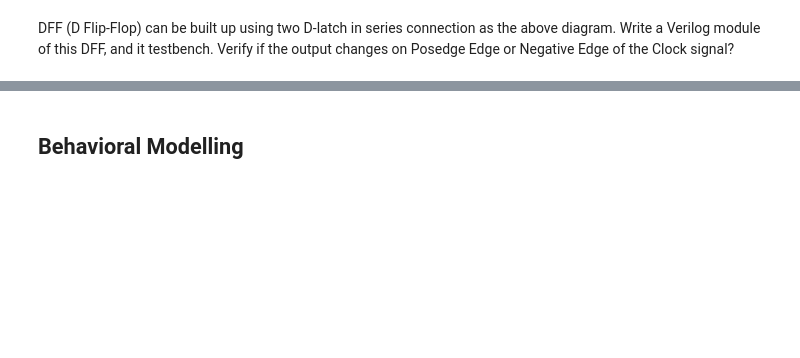
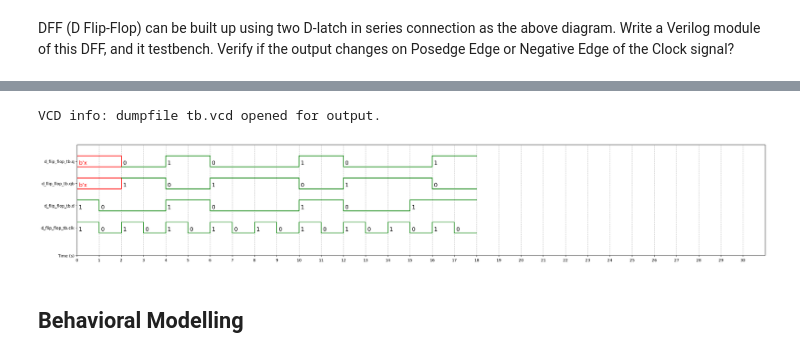
Before and after one commit to Varshan98/Suriya_DSL_HW, a Jupyter notebook: week3VerilogGit.ipynb, the cells around one changed output, grey strips where cells are left out. Saved outputs shown, nothing was run; the diff lists cells and outputs as text; code cells hidden in the pictures; blank space fills up the shorter version.

```diff
--- a/week3VerilogGit.ipynb
+++ b/week3VerilogGit.ipynb
@@ -681,3 +690,66 @@ DFF (D Flip-Flop) can be built up using two D-latch in series connection as the
+# %%
+%%verilog
+
+module d_flip_flop_tb;
+  wire q,qb;
+  reg d,clk;
+
+  d_flip_flop i1(q,qb,d,clk);
+
+
+  initial clk=1; always #0.5
+  clk=~clk;
+  initial begin
+  $dumpfile("tb.vcd");
+  $dumpvars();
+
+
+  d=1;
+  #1 d=0;
+  #3 d=1;
+  #2 d=0;
+  #4 d=1;
+  #2 d=0;
+  #3 d=1;
+  #3 $finish;
+
+  $dumpoff;
+end
+
+endmodule
+
+module d_latch(q,qb,d,clk);
+  output q,qb;
+  input d,clk;
+  wire y,s,r;
+
+  not  i1(y,d);
+  nand n3(s,d,clk);
+  nand n4(r,y,clk);
+  nand n1(q,s,qb);
+  nand n2(qb,q,r);
+
+endmodule
+
+module d_flip_flop(q,qb,d,clk);
+input d, clk;
+output q, qb;
+wire q_master, qb_master;
+
+d_latch master_latch(q_master,qb_master,d,clk);
+d_latch slave_latch(q,qb,q_master,qb_master);
+
+endmodule
+# %% [output]
+VCD info: dumpfile tb.vcd opened for output.
+# %%
+%%waveform tb.vcd
+sign_list = ['d_flip_flop_tb.q','d_flip_flop_tb.qb','d_flip_flop_tb.d','d_flip_flop_tb.clk']
+time_begin = 0
+time_end = 30
+base = 'bin' # bin, dec, dec2, hex, octal
+# %% [output]
+[figure, added]
 # %% [markdown]
 ## Behavioral Modelling
 # %% [markdown]
```
Also changed, not shown: parts of 7 cells of this notebook.
